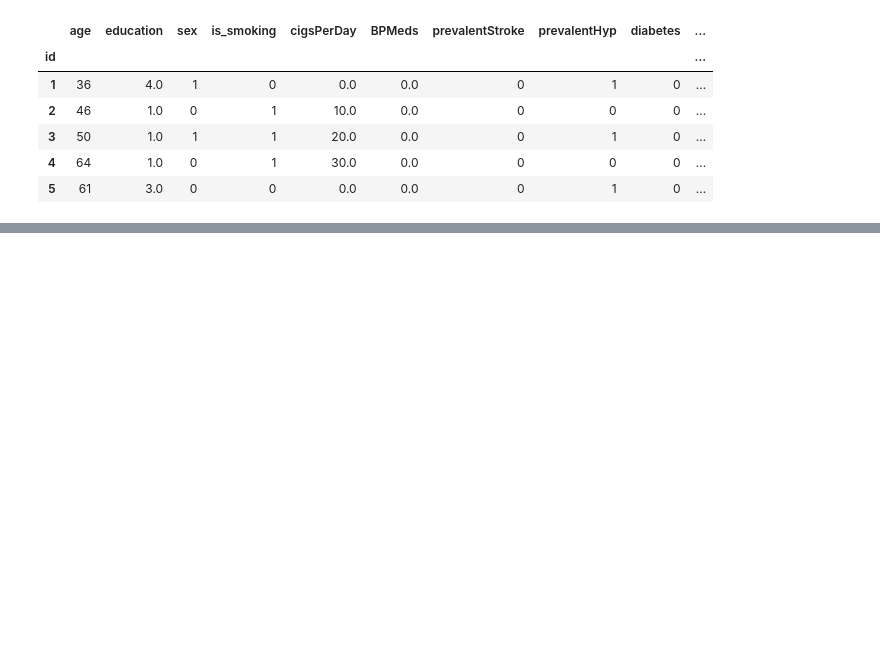
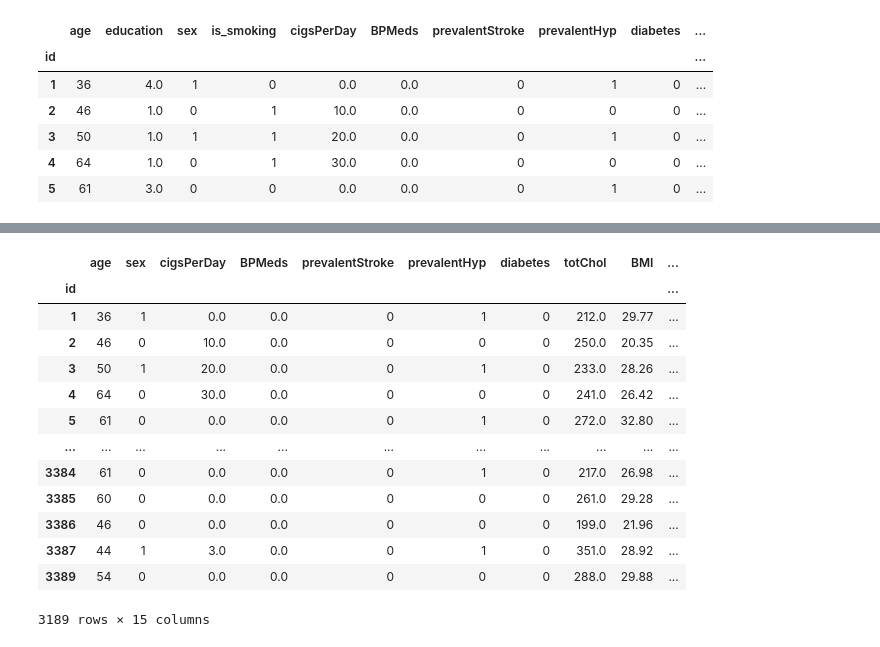
Before and after one commit to stoicsapien1/HeartSafe-Evaluating-CHD-Risk, a Jupyter notebook: HeartSafe Notebook.ipynb, the cells around one changed output, grey strips where cells are left out. Saved outputs shown, nothing was run; the diff lists cells and outputs as text; code cells hidden in the pictures; blank space fills up the shorter version.

```diff
--- a/HeartSafe Notebook.ipynb
+++ b/HeartSafe Notebook.ipynb
@@ -411,0 +466,2 @@ df.head()
+# %%
+X=df.drop(columns="TenYearCHD")
@@ -411,0 +470,17 @@ df.head()
+# %%
+X
+# %% [output]
+|  | age | sex | cigsPerDay | BPMeds | prevalentStroke | prevalentHyp | diabetes | totChol | BMI | ... |
+| id |  |  |  |  |  |  |  |  |  | ... |
+| 1 | 36 | 1 | 0.0 | 0.0 | 0 | 1 | 0 | 212.0 | 29.77 | ... |
+| 2 | 46 | 0 | 10.0 | 0.0 | 0 | 0 | 0 | 250.0 | 20.35 | ... |
+| 3 | 50 | 1 | 20.0 | 0.0 | 0 | 1 | 0 | 233.0 | 28.26 | ... |
+| 4 | 64 | 0 | 30.0 | 0.0 | 0 | 0 | 0 | 241.0 | 26.42 | ... |
+| 5 | 61 | 0 | 0.0 | 0.0 | 0 | 1 | 0 | 272.0 | 32.80 | ... |
+| ... | ... | ... | ... | ... | ... | ... | ... | ... | ... | ... |
+| 3384 | 61 | 0 | 0.0 | 0.0 | 0 | 1 | 0 | 217.0 | 26.98 | ... |
+| 3385 | 60 | 0 | 0.0 | 0.0 | 0 | 0 | 0 | 261.0 | 29.28 | ... |
+| 3386 | 46 | 0 | 0.0 | 0.0 | 0 | 0 | 0 | 199.0 | 21.96 | ... |
+| 3387 | 44 | 1 | 3.0 | 0.0 | 0 | 1 | 0 | 351.0 | 28.92 | ... |
+| 3389 | 54 | 0 | 0.0 | 0.0 | 0 | 0 | 0 | 288.0 | 29.88 | ... |
+3189 rows × 15 columns
```
Also changed, not shown: parts of 23 cells of this notebook.
